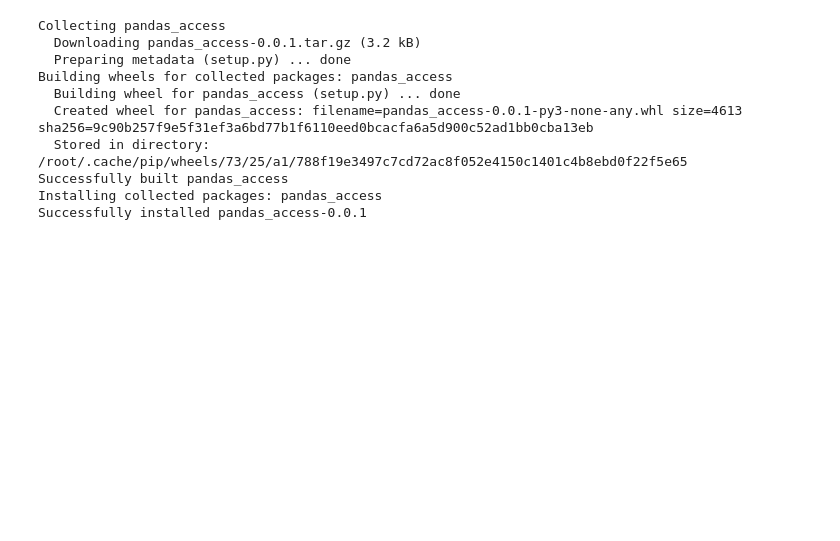
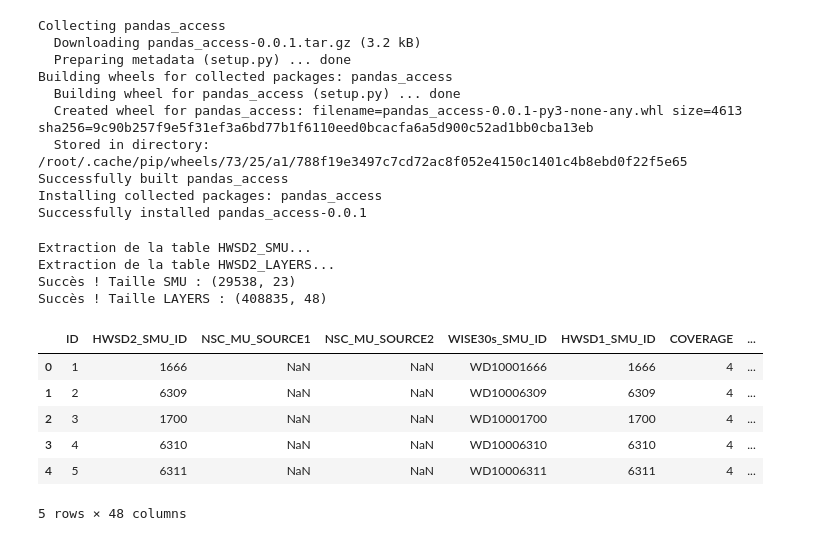
Before and after one commit to AbdelkarimElm/data-driven-wildfire-prediction-portugal, a Jupyter notebook: Processing/SoilProcessingCollab.ipynb, the cells around one changed output. Saved outputs shown, nothing was run; the diff lists cells and outputs as text; code cells hidden in the pictures; blank space fills up the shorter version.

```diff
--- a/Processing/SoilProcessingCollab.ipynb
+++ b/Processing/SoilProcessingCollab.ipynb
@@ -249,0 +253,36 @@ import pandas as pd
+# %%
+def charge_table_access(path, table_name):
+    print(f"Extraction de la table {table_name}...")
+    # On utilise mdb-export (installé via mdbtools) pour transformer le MDB en CSV texte
+    process = subprocess.Popen(['mdb-export', path, table_name],
+                               stdout=subprocess.PIPE, stderr=subprocess.PIPE)
+    stdout, stderr = process.communicate()
+
+    if process.returncode != 0:
+        print(f"❌ Erreur pour {table_name}: {stderr.decode()}")
+        return None
+
+    # On lit le CSV avec low_memory=False pour que Pandas accepte les colonnes mixtes (Entiers + NA)
+    return pd.read_csv(io.BytesIO(stdout), low_memory=False)
+
+# 3️⃣ Exécution
+try:
+    # Lecture de la table SMU
+    df_smu2 = charge_table_access(mdb_path, "HWSD2_SMU")
+
+    # Lecture de la table LAYERS (celle qui posait problème)
+    df_layer2 = charge_table_access(mdb_path, "HWSD2_LAYERS")
+
+    if df_smu2 is not None and df_layer2 is not None:
+        print(f"Succès ! Taille SMU : {df_smu2.shape}")
+        print(f"Succès ! Taille LAYERS : {df_layer2.shape}")
+    else:
+        print("Une ou plusieurs tables n'ont pas pu être chargées.")
+
+except Exception as e:
+    print(f"Erreur critique : {e}")
+# %% [output]
+Extraction de la table HWSD2_SMU...
+Extraction de la table HWSD2_LAYERS...
+Succès ! Taille SMU : (29538, 23)
+Succès ! Taille LAYERS : (408835, 48)
@@ -249,0 +292,10 @@ import pandas as pd
+# %%
+df_layer.head()
+# %% [output]
+|  | ID | HWSD2_SMU_ID | NSC_MU_SOURCE1 | NSC_MU_SOURCE2 | WISE30s_SMU_ID | HWSD1_SMU_ID | COVERAGE | ... |
+| 0 | 1 | 1666 | NaN | NaN | WD10001666 | 1666 | 4 | ... |
+| 1 | 2 | 6309 | NaN | NaN | WD10006309 | 6309 | 4 | ... |
+| 2 | 3 | 1700 | NaN | NaN | WD10001700 | 1700 | 4 | ... |
+| 3 | 4 | 6310 | NaN | NaN | WD10006310 | 6310 | 4 | ... |
+| 4 | 5 | 6311 | NaN | NaN | WD10006311 | 6311 | 4 | ... |
+5 rows × 48 columns
```
Also changed, not shown: parts of 5 cells of this notebook.
